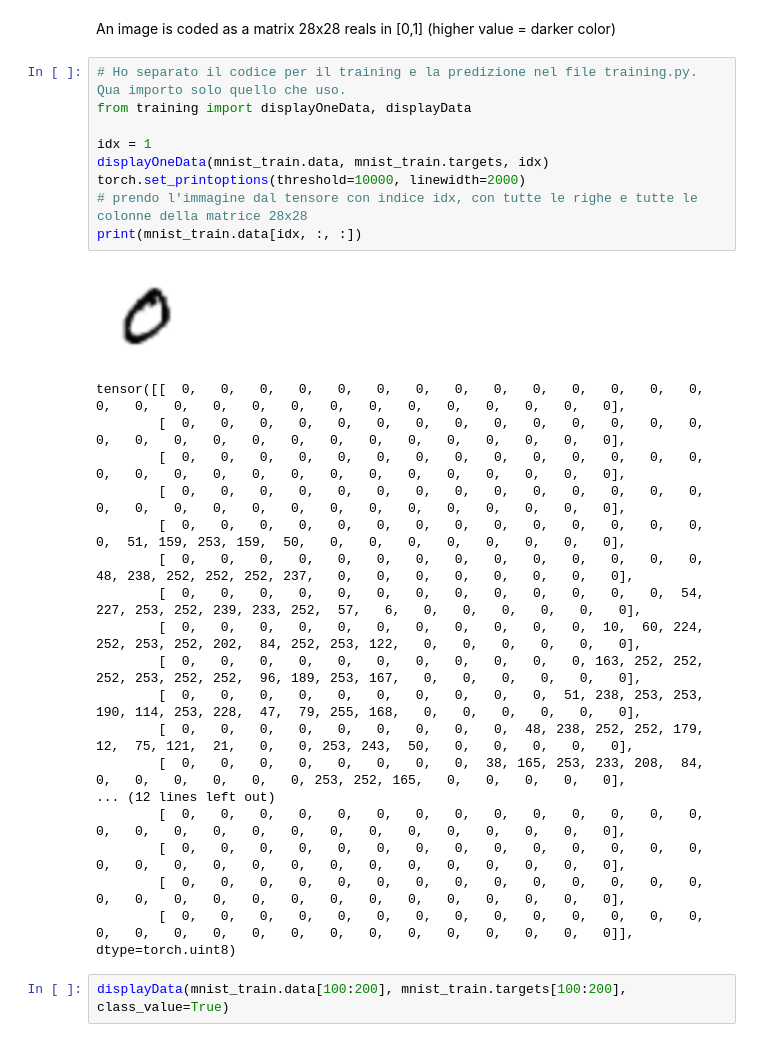
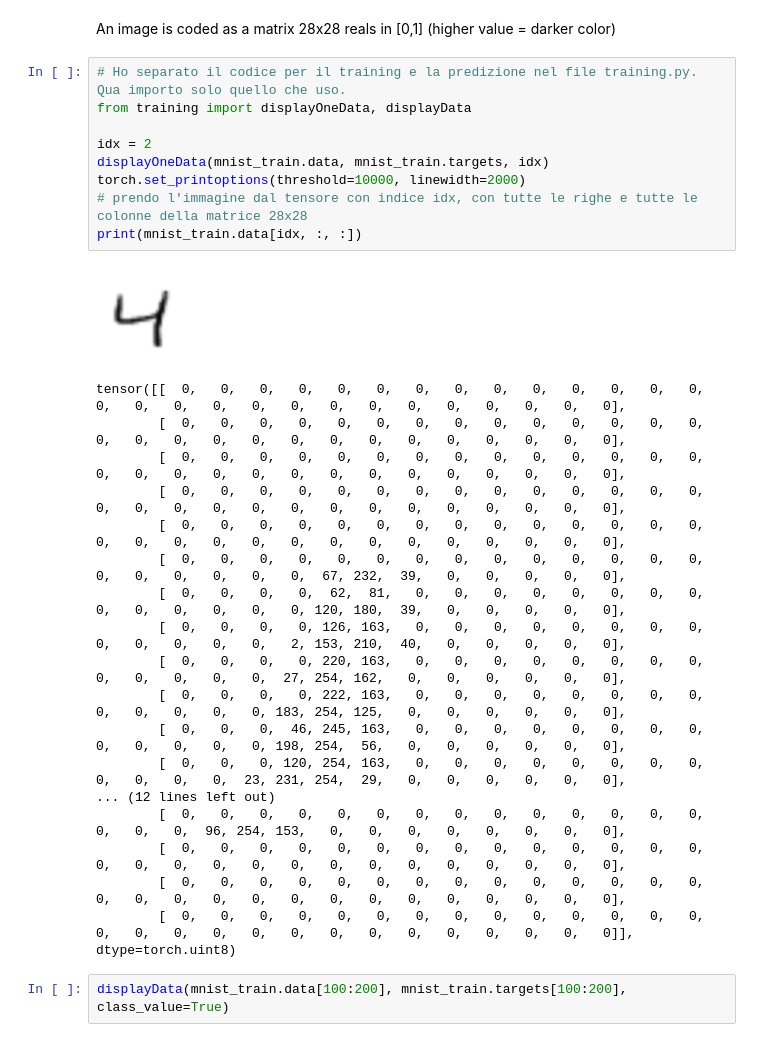
Before and after one commit to redjack96/CodiceML, a Jupyter notebook: src/01_mnist_pytorch.ipynb, the cells around one changed output. Saved outputs shown, nothing was run; the diff lists cells and outputs as text.

```diff
--- a/src/01_mnist_pytorch.ipynb
+++ b/src/01_mnist_pytorch.ipynb
@@ -42,28 +42,28 @@ An image is coded as a matrix 28x28 reals in [0,1] (higher value = darker color)
 # %%
 # Ho separato il codice per il training e la predizione nel file training.py. Qua importo solo quello che uso.
 from training import displayOneData, displayData
 
-idx = 1
+idx = 2
 displayOneData(mnist_train.data, mnist_train.targets, idx)
 torch.set_printoptions(threshold=10000, linewidth=2000)
 # prendo l'immagine dal tensore con indice idx, con tutte le righe e tutte le colonne della matrice 28x28
 print(mnist_train.data[idx, :, :])
 # %% [output]
-[figure, old version]
+[figure, new version]
 tensor([[  0,   0,   0,   0,   0,   0,   0,   0,   0,   0,   0,   0,   0,   0,   0,   0,   0,   0,   0,   0,   0,   0,   0,   0,   0,   0,   0,   0],
         [  0,   0,   0,   0,   0,   0,   0,   0,   0,   0,   0,   0,   0,   0,   0,   0,   0,   0,   0,   0,   0,   0,   0,   0,   0,   0,   0,   0],
         [  0,   0,   0,   0,   0,   0,   0,   0,   0,   0,   0,   0,   0,   0,   0,   0,   0,   0,   0,   0,   0,   0,   0,   0,   0,   0,   0,   0],
         [  0,   0,   0,   0,   0,   0,   0,   0,   0,   0,   0,   0,   0,   0,   0,   0,   0,   0,   0,   0,   0,   0,   0,   0,   0,   0,   0,   0],
-        [  0,   0,   0,   0,   0,   0,   0,   0,   0,   0,   0,   0,   0,   0,   0,  51, 159, 253, 159,  50,   0,   0,   0,   0,   0,   0,   0,   0],
-        [  0,   0,   0,   0,   0,   0,   0,   0,   0,   0,   0,   0,   0,   0,  48, 238, 252, 252, 252, 237,   0,   0,   0,   0,   0,   0,   0,   0],
-        [  0,   0,   0,   0,   0,   0,   0,   0,   0,   0,   0,   0,   0,  54, 227, 253, 252, 239, 233, 252,  57,   6,   0,   0,   0,   0,   0,   0],
-        [  0,   0,   0,   0,   0,   0,   0,   0,   0,   0,   0,  10,  60, 224, 252, 253, 252, 202,  84, 252, 253, 122,   0,   0,   0,   0,   0,   0],
-        [  0,   0,   0,   0,   0,   0,   0,   0,   0,   0,   0, 163, 252, 252, 252, 253, 252, 252,  96, 189, 253, 167,   0,   0,   0,   0,   0,   0],
-        [  0,   0,   0,   0,   0,   0,   0,   0,   0,   0,  51, 238, 253, 253, 190, 114, 253, 228,  47,  79, 255, 168,   0,   0,   0,   0,   0,   0],
-        [  0,   0,   0,   0,   0,   0,   0,   0,   0,  48, 238, 252, 252, 179,  12,  75, 121,  21,   0,   0, 253, 243,  50,   0,   0,   0,   0,   0],
-        [  0,   0,   0,   0,   0,   0,   0,   0,  38, 165, 253, 233, 208,  84,   0,   0,   0,   0,   0,   0, 253, 252, 165,   0,   0,   0,   0,   0],
+        [  0,   0,   0,   0,   0,   0,   0,   0,   0,   0,   0,   0,   0,   0,   0,   0,   0,   0,   0,   0,   0,   0,   0,   0,   0,   0,   0,   0],
+        [  0,   0,   0,   0,   0,   0,   0,   0,   0,   0,   0,   0,   0,   0,   0,   0,   0,   0,   0,   0,  67, 232,  39,   0,   0,   0,   0,   0],
+        [  0,   0,   0,   0,  62,  81,   0,   0,   0,   0,   0,   0,   0,   0,   0,   0,   0,   0,   0,   0, 120, 180,  39,   0,   0,   0,   0,   0],
+        [  0,   0,   0,   0, 126, 163,   0,   0,   0,   0,   0,   0,   0,   0,   0,   0,   0,   0,   0,   2, 153, 210,  40,   0,   0,   0,   0,   0],
+        [  0,   0,   0,   0, 220, 163,   0,   0,   0,   0,   0,   0,   0,   0,   0,   0,   0,   0,   0,  27, 254, 162,   0,   0,   0,   0,   0,   0],
+        [  0,   0,   0,   0, 222, 163,   0,   0,   0,   0,   0,   0,   0,   0,   0,   0,   0,   0,   0, 183, 254, 125,   0,   0,   0,   0,   0,   0],
+        [  0,   0,   0,  46, 245, 163,   0,   0,   0,   0,   0,   0,   0,   0,   0,   0,   0,   0,   0, 198, 254,  56,   0,   0,   0,   0,   0,   0],
+        [  0,   0,   0, 120, 254, 163,   0,   0,   0,   0,   0,   0,   0,   0,   0,   0,   0,   0,  23, 231, 254,  29,   0,   0,   0,   0,   0,   0],
 ... (12 lines left out)
-        [  0,   0,   0,   0,   0,   0,   0,   0,   0,   0,   0,   0,   0,   0,   0,   0,   0,   0,   0,   0,   0,   0,   0,   0,   0,   0,   0,   0],
+        [  0,   0,   0,   0,   0,   0,   0,   0,   0,   0,   0,   0,   0,   0,   0,   0,   0,  96, 254, 153,   0,   0,   0,   0,   0,   0,   0,   0],
         [  0,   0,   0,   0,   0,   0,   0,   0,   0,   0,   0,   0,   0,   0,   0,   0,   0,   0,   0,   0,   0,   0,   0,   0,   0,   0,   0,   0],
         [  0,   0,   0,   0,   0,   0,   0,   0,   0,   0,   0,   0,   0,   0,   0,   0,   0,   0,   0,   0,   0,   0,   0,   0,   0,   0,   0,   0],
         [  0,   0,   0,   0,   0,   0,   0,   0,   0,   0,   0,   0,   0,   0,   0,   0,   0,   0,   0,   0,   0,   0,   0,   0,   0,   0,   0,   0]], dtype=torch.uint8)
```
Also changed, not shown: parts of 8 cells of this notebook, 2 other files.
